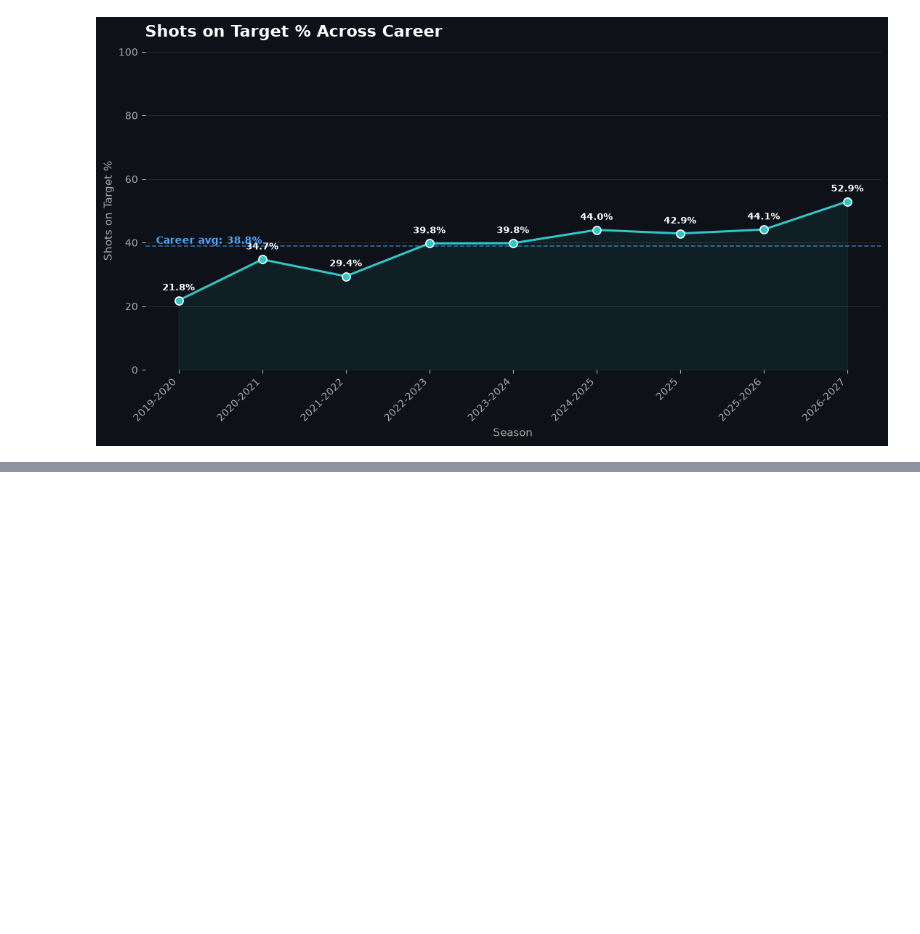
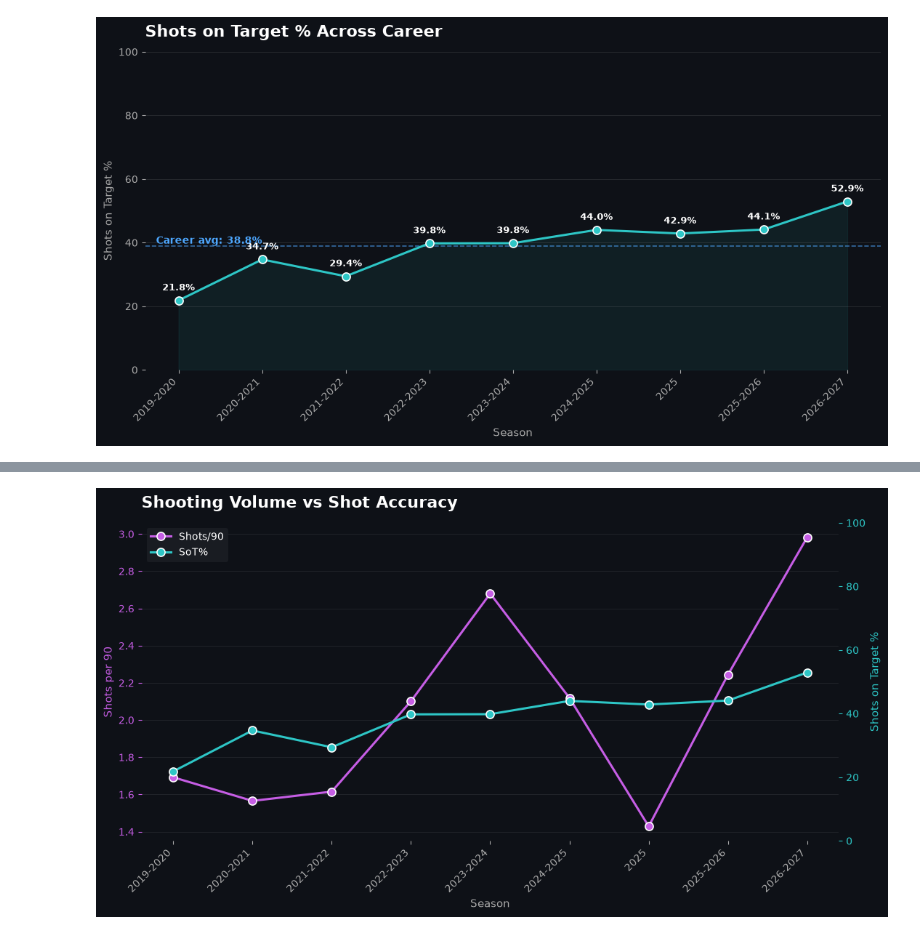
Before and after one commit to SalmaAllam8/football-data-visualization, a Jupyter notebook: Jude_Bellingham.ipynb, the cells around one changed output, grey strips where cells are left out. Drawn from its saved outputs; the diff is of its cells as text; code cells hidden in the pictures; blank space fills up the shorter version.

Commit message:
accuracy

```diff
--- a/Jude_Bellingham.ipynb
+++ b/Jude_Bellingham.ipynb
@@ -1582,0 +1631,48 @@ plt.show()
+# %%
+fig, ax1 = plt.subplots(figsize=(11, 6), facecolor="#0e1117")
+ax1.set_facecolor("#0e1117")
+
+x = sot_vs_volume["Season"].astype(str)
+y_vol = sot_vs_volume["Sh_90"]
+y_acc = sot_vs_volume["SoT%"]
+
+# --- Shots/90 on left axis ---
+line1, = ax1.plot(x, y_vol, marker="o", markersize=8, color="#c65ee5", linewidth=2.2,
+                   markerfacecolor="#c65ee5", markeredgecolor="white", markeredgewidth=1.2,
+                   label="Shots/90", zorder=3)
+ax1.set_ylabel("Shots per 90", color="#c65ee5", fontsize=11)
+ax1.tick_params(axis="y", colors="#c65ee5")
+
+# --- SoT% on right axis ---
+ax2 = ax1.twinx()
+line2, = ax2.plot(x, y_acc, marker="o", markersize=8, color="#2ec6c6", linewidth=2.2,
+                   markerfacecolor="#2ec6c6", markeredgecolor="white", markeredgewidth=1.2,
+                   label="SoT%", zorder=3)
+ax2.set_ylabel("Shots on Target %", color="#2ec6c6", fontsize=11)
+ax2.tick_params(axis="y", colors="#2ec6c6")
+ax2.set_ylim(0, 100)
+
+# --- Shared styling ---
+ax1.set_xlabel("Season", color="#aaaaaa", fontsize=11)
+ax1.set_title("Shooting Volume vs Shot Accuracy", color="white",
+               fontsize=16, fontweight="bold", loc="left", pad=15)
+ax1.tick_params(axis="x", colors="#aaaaaa", labelsize=10)
+plt.setp(ax1.get_xticklabels(), rotation=45, ha="right")
+
+for spine in ax1.spines.values():
+    spine.set_visible(False)
+for spine in ax2.spines.values():
+    spine.set_visible(False)
+
+ax1.grid(axis="y", color="white", alpha=0.08)
+
+# --- Combined legend (since it's two separate axes) ---
+lines = [line1, line2]
+labels = [l.get_label() for l in lines]
+legend = ax1.legend(lines, labels, facecolor="#1c1f26", edgecolor="none",
+                     labelcolor="white", fontsize=10, loc="upper left")
+
+fig.tight_layout()
+plt.show()
+# %% [output]
+[figure, added]
```
Also changed, not shown: parts of 5 cells of this notebook.
